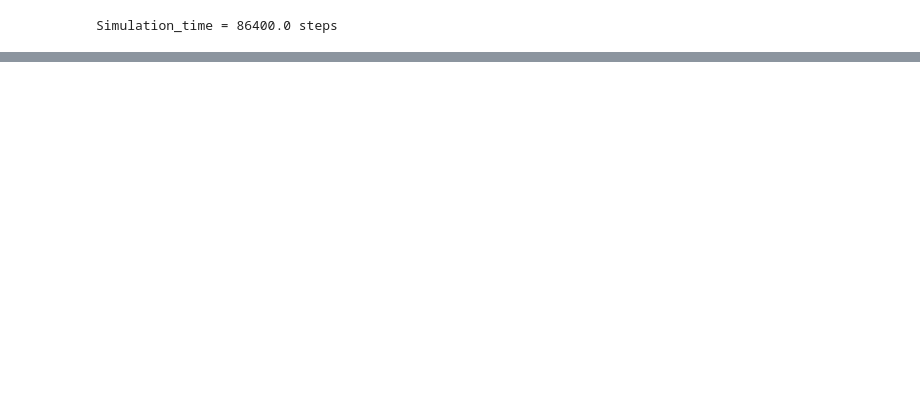
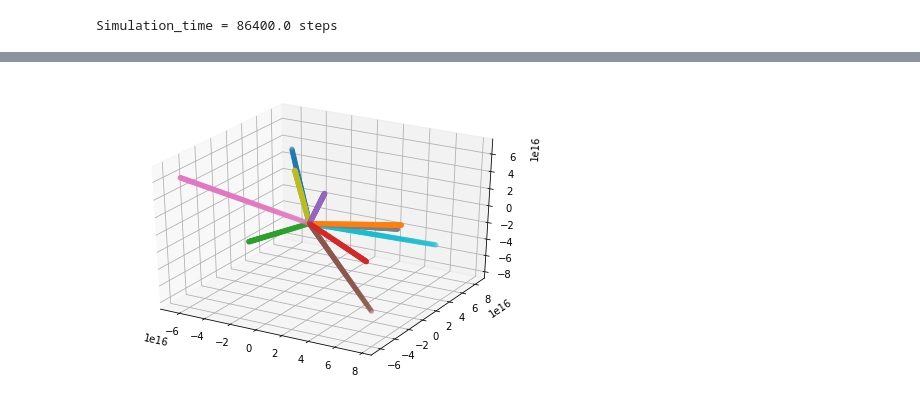
Before and after one commit to kharitonov-ivan/space_junk_simulator, a Jupyter notebook: notebooks/1_Stage_1_Trajectories_with_simple_gravity.ipynb, the cells around one changed output, grey strips where cells are left out. Saved outputs shown, nothing was run; the diff lists cells and outputs as text; code cells hidden in the pictures; blank space fills up the shorter version.

```diff
--- a/notebooks/1_Stage_1_Trajectories_with_simple_gravity.ipynb
+++ b/notebooks/1_Stage_1_Trajectories_with_simple_gravity.ipynb
@@ -253,3 +282,7 @@ Wall time: 657 ms
+# %%
+objects = [[item['x'], item['y'],  item['z'],
+ item['vx'], item['vy'],  item['vz'],
+ item['size']]  for item in space_objects]
 # %%
 timestep = 1.0
 day = (1/timestep)*3600*24
@@ -264,0 +293,13 @@ simulate(sim_cpu, x0, y0, z0, vx0, vy0, vz0,
+# %%
+res = run_simulation(time = 0.0,
+                     dt = 10000,
+                     steps =  int(simulation_time),
+                     max_steps = 100000,
+                     objects = objects,
+                     forces = ['gravity'],
+                     log_trajectories=range(10),
+                     collision_option=["disabled"])
+# %%
+draw_trajectories(res[0])
+# %% [output]
+[figure, added]
```
Also changed, not shown: parts of 38 cells of this notebook, 1 other file.
